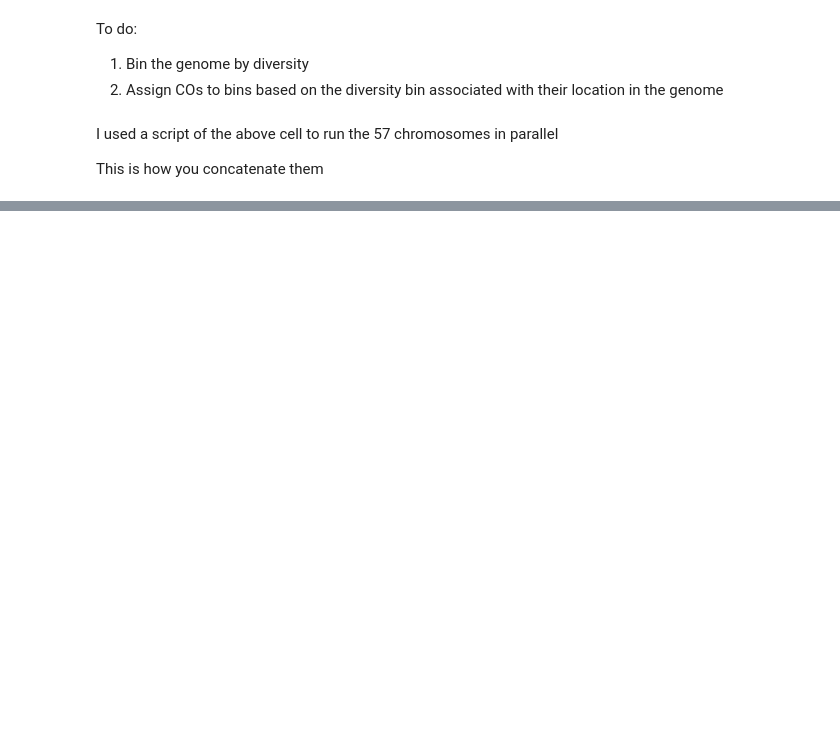
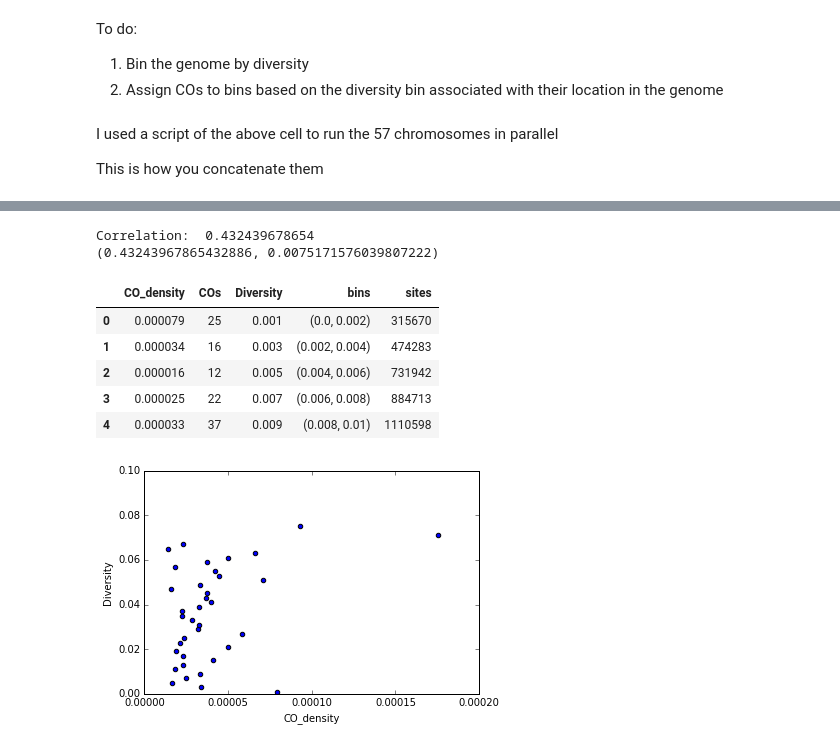
Before and after one commit to aays/reinhardtii-ld-rcmb, a Jupyter notebook: analysis/diversity/crossovers_diversity.ipynb, the cells around one changed output, grey strips where cells are left out. Saved outputs shown, nothing was run; the diff lists cells and outputs as text; code cells hidden in the pictures; blank space fills up the shorter version.

```diff
--- a/analysis/diversity/crossovers_diversity.ipynb
+++ b/analysis/diversity/crossovers_diversity.ipynb
@@ -95,0 +187,24 @@ cat pi_windows.chromosome_1.txt pi_windows.chromosome_2.txt pi_windows.chromosom
+# %%
+import scipy.stats  as stats
+
+
+#Do it with stats functions.
+
+df_filter = df
+df_filter = df[(df.COs>0) & (df.Diversity>0)]
+
+df_filter.plot(kind='scatter',y='Diversity',x='CO_density', ylim=(0,0.1),xlim=(0,0.0002))
+print("Correlation: ", df_filter.Diversity.corr(df_filter.CO_density))
+fit  = stats.pearsonr(df_filter['Diversity'], df_filter['CO_density'])
+print(fit)
+df_filter.head()
+# %% [output]
+Correlation:  0.432439678654
+(0.43243967865432886, 0.0075171576039807222)
+|  | CO_density | COs | Diversity | bins | sites |
+| 0 | 0.000079 | 25 | 0.001 | (0.0, 0.002) | 315670 |
+| 1 | 0.000034 | 16 | 0.003 | (0.002, 0.004) | 474283 |
+| 2 | 0.000016 | 12 | 0.005 | (0.004, 0.006) | 731942 |
+| 3 | 0.000025 | 22 | 0.007 | (0.006, 0.008) | 884713 |
+| 4 | 0.000033 | 37 | 0.009 | (0.008, 0.01) | 1110598 |
+[figure, added]
```
Also changed, not shown: parts of 9 cells of this notebook, 3 other files.
